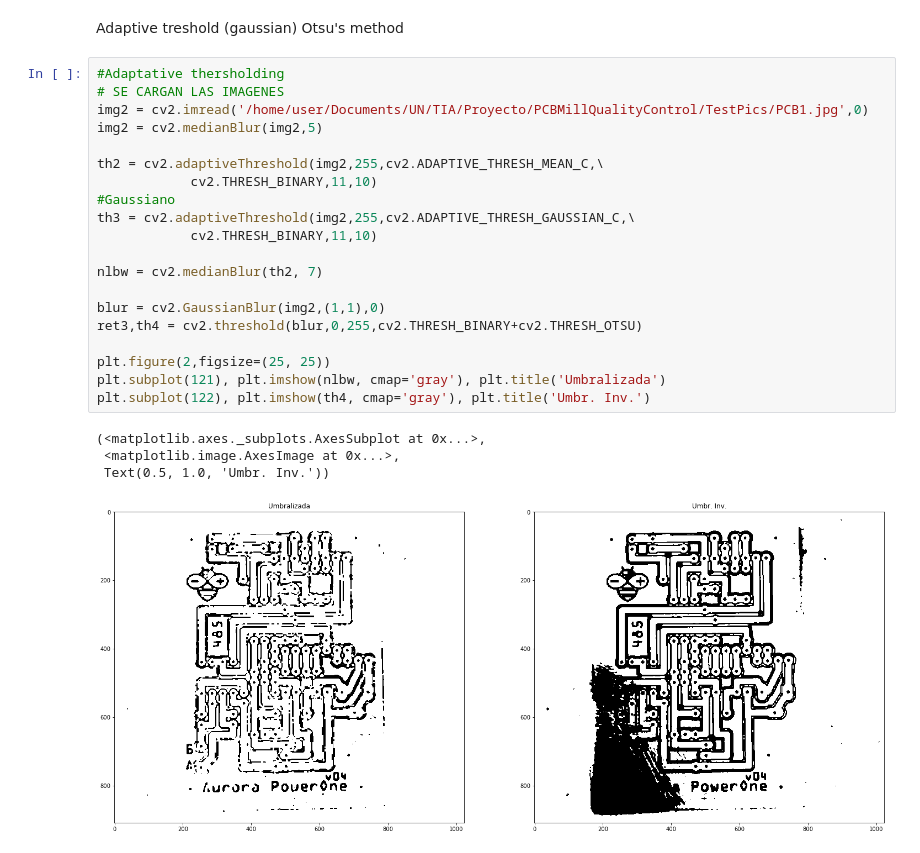
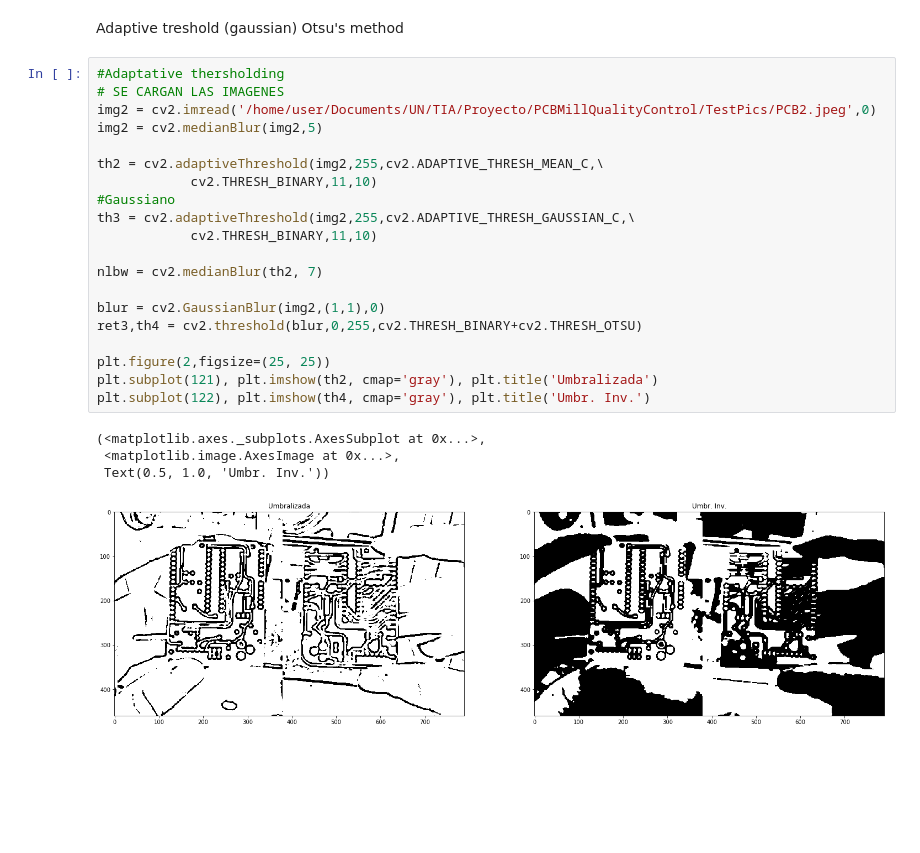
Before and after one commit to aojedao/PCBMillQualityControl, a Jupyter notebook: NotebookBackup.ipynb, the cells around one changed output. Cells and saved outputs as stored; diff of their text form; blank space fills up the shorter version.

Commit message:
Added test pics

```diff
--- a/NotebookBackup.ipynb
+++ b/NotebookBackup.ipynb
@@ -70,25 +70,25 @@ Otsu's method
 # %%
 #Adaptative thersholding
 # SE CARGAN LAS IMAGENES
-img2 = cv2.imread('/home/user/Documents/UN/TIA/Proyecto/PCBMillQualityControl/TestPics/PCB1.jpg',0)
+img2 = cv2.imread('/home/user/Documents/UN/TIA/Proyecto/PCBMillQualityControl/TestPics/PCB2.jpeg',0)
 img2 = cv2.medianBlur(img2,5)
 
 th2 = cv2.adaptiveThreshold(img2,255,cv2.ADAPTIVE_THRESH_MEAN_C,\
             cv2.THRESH_BINARY,11,10)
 #Gaussiano
 th3 = cv2.adaptiveThreshold(img2,255,cv2.ADAPTIVE_THRESH_GAUSSIAN_C,\
             cv2.THRESH_BINARY,11,10)
 
 nlbw = cv2.medianBlur(th2, 7)
 
 blur = cv2.GaussianBlur(img2,(1,1),0)
 ret3,th4 = cv2.threshold(blur,0,255,cv2.THRESH_BINARY+cv2.THRESH_OTSU)
 
 plt.figure(2,figsize=(25, 25))
-plt.subplot(121), plt.imshow(nlbw, cmap='gray'), plt.title('Umbralizada')
+plt.subplot(121), plt.imshow(th2, cmap='gray'), plt.title('Umbralizada')
 plt.subplot(122), plt.imshow(th4, cmap='gray'), plt.title('Umbr. Inv.')
 # %% [output]
 (<matplotlib.axes._subplots.AxesSubplot at 0x...>,
  <matplotlib.image.AxesImage at 0x...>,
  Text(0.5, 1.0, 'Umbr. Inv.'))
-[figure, old version]
+[figure, new version]
```
Also changed, not shown: 2 other files.
